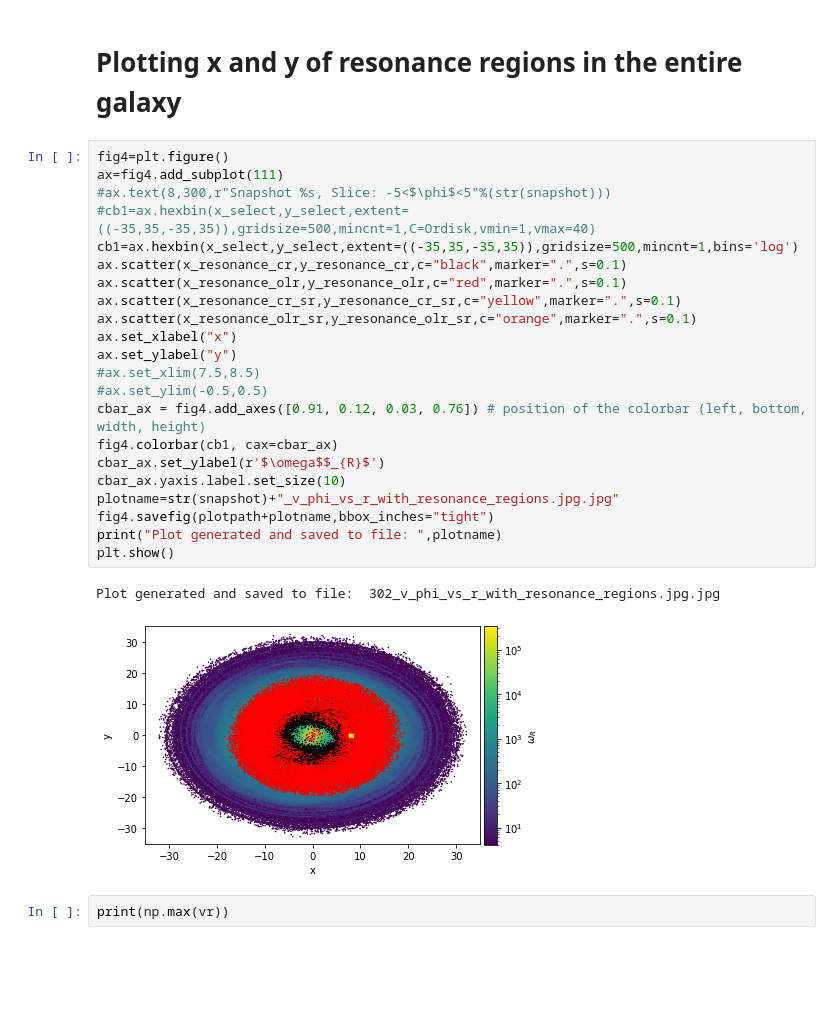
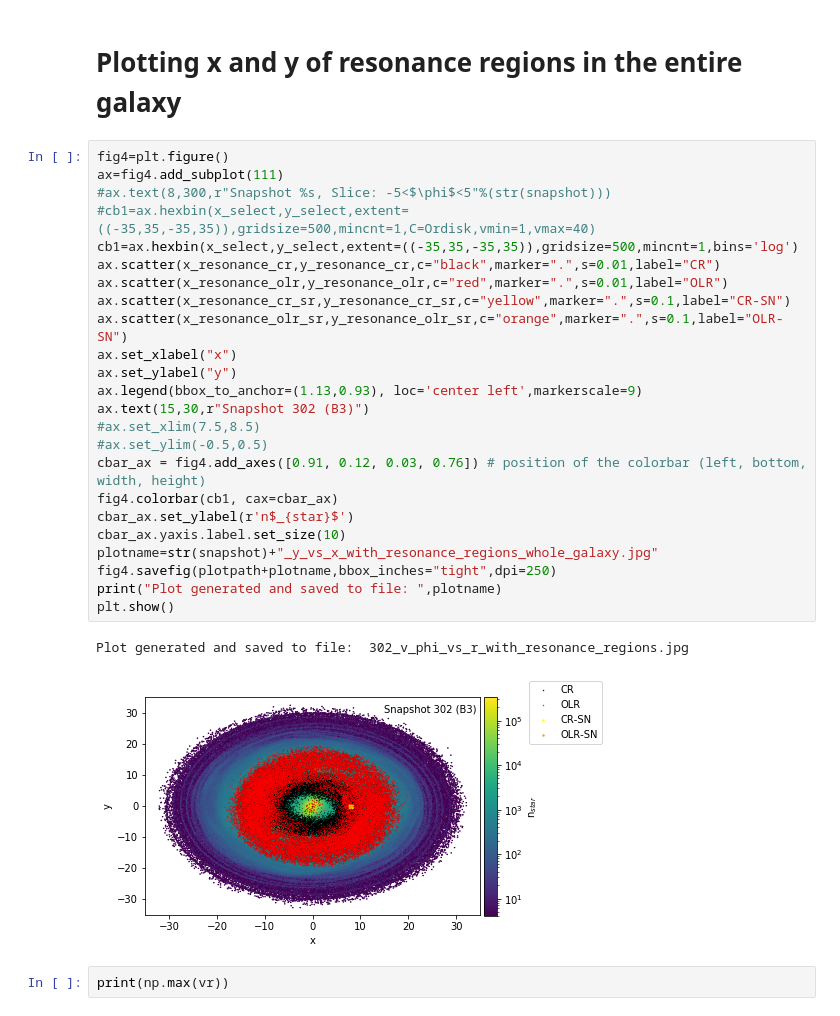
Before and after one commit to binodbhttr/resonance_sweeping, a Jupyter notebook: 302_frequency_analysis.ipynb, the cells around one changed output. Saved outputs shown, nothing was run; the diff lists cells and outputs as text; blank space fills up the shorter version.

Commit message:
added plots after recalculating the bar angles

```diff
--- a/302_frequency_analysis.ipynb
+++ b/302_frequency_analysis.ipynb
@@ -331,28 +357,30 @@ Ones with OLR resonance in the solar neighborhood:  [ 0.47706902  0.47706902  0.
 # %%
 fig4=plt.figure()
 ax=fig4.add_subplot(111)
 #ax.text(8,300,r"Snapshot %s, Slice: -5<$\phi$<5"%(str(snapshot)))
 #cb1=ax.hexbin(x_select,y_select,extent=((-35,35,-35,35)),gridsize=500,mincnt=1,C=Ordisk,vmin=1,vmax=40)
 cb1=ax.hexbin(x_select,y_select,extent=((-35,35,-35,35)),gridsize=500,mincnt=1,bins='log')
-ax.scatter(x_resonance_cr,y_resonance_cr,c="black",marker=".",s=0.1)
-ax.scatter(x_resonance_olr,y_resonance_olr,c="red",marker=".",s=0.1)
-ax.scatter(x_resonance_cr_sr,y_resonance_cr_sr,c="yellow",marker=".",s=0.1)
-ax.scatter(x_resonance_olr_sr,y_resonance_olr_sr,c="orange",marker=".",s=0.1)
+ax.scatter(x_resonance_cr,y_resonance_cr,c="black",marker=".",s=0.01,label="CR")
+ax.scatter(x_resonance_olr,y_resonance_olr,c="red",marker=".",s=0.01,label="OLR")
+ax.scatter(x_resonance_cr_sr,y_resonance_cr_sr,c="yellow",marker=".",s=0.1,label="CR-SN")
+ax.scatter(x_resonance_olr_sr,y_resonance_olr_sr,c="orange",marker=".",s=0.1,label="OLR-SN")
 ax.set_xlabel("x")
 ax.set_ylabel("y")
+ax.legend(bbox_to_anchor=(1.13,0.93), loc='center left',markerscale=9)
+ax.text(15,30,r"Snapshot 302 (B3)")
 #ax.set_xlim(7.5,8.5)
 #ax.set_ylim(-0.5,0.5)
 cbar_ax = fig4.add_axes([0.91, 0.12, 0.03, 0.76]) # position of the colorbar (left, bottom, width, height)
 fig4.colorbar(cb1, cax=cbar_ax)
-cbar_ax.set_ylabel(r'$\omega$$_{R}$')
+cbar_ax.set_ylabel(r'n$_{star}$')
 cbar_ax.yaxis.label.set_size(10)
-plotname=str(snapshot)+"_v_phi_vs_r_with_resonance_regions.jpg.jpg"
-fig4.savefig(plotpath+plotname,bbox_inches="tight")
+plotname=str(snapshot)+"_y_vs_x_with_resonance_regions_whole_galaxy.jpg"
+fig4.savefig(plotpath+plotname,bbox_inches="tight",dpi=250)
 print("Plot generated and saved to file: ",plotname)
 plt.show()
 # %% [output]
-Plot generated and saved to file:  302_v_phi_vs_r_with_resonance_regions.jpg.jpg
+Plot generated and saved to file:  302_v_phi_vs_r_with_resonance_regions.jpg
-[figure, old version]
+[figure, new version]
 # %%
 print(np.max(vr))
 # %% [output]
```
Also changed, not shown: parts of 9 cells of this notebook, 22 other files.
